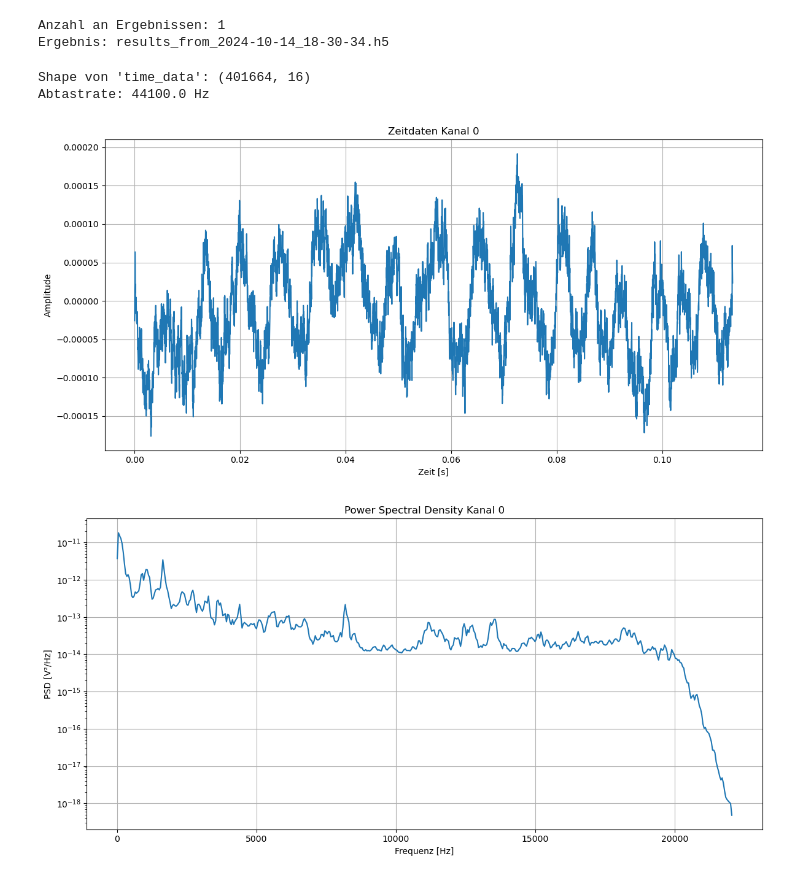
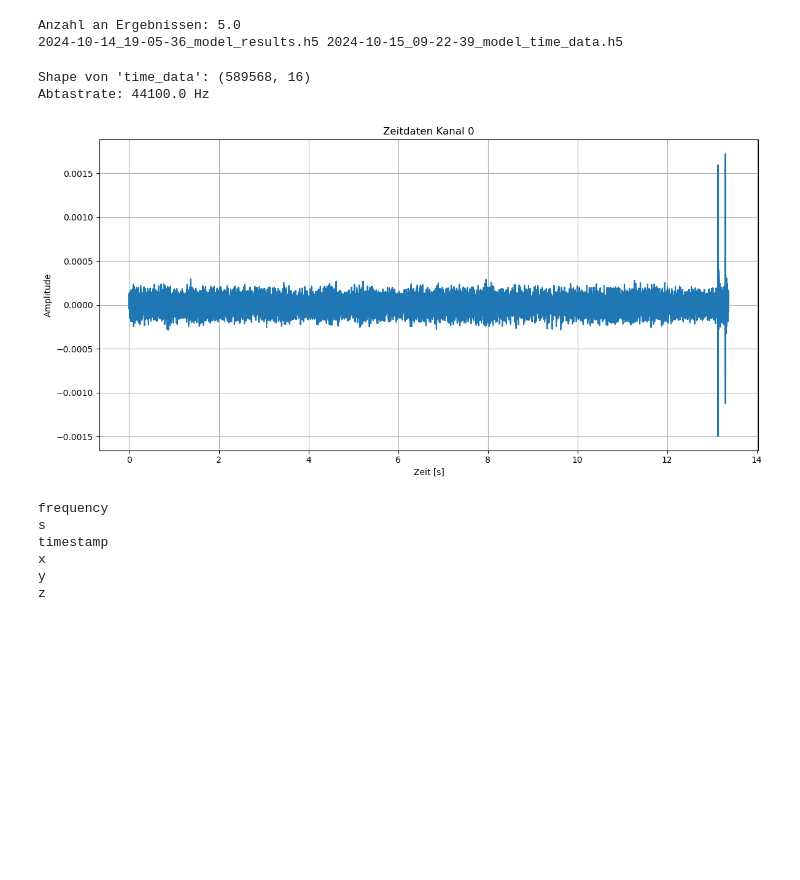
Before and after one commit to rabeaifeanyi/uma16-acoustic-camera, a Jupyter notebook: plot_results.ipynb, the cells around one changed output. Drawn from its saved outputs; the diff is of its cells as text; code cells hidden in the pictures; blank space fills up the shorter version.

```diff
--- a/plot_results.ipynb
+++ b/plot_results.ipynb
@@ -9,11 +8,12 @@ results_folder = 'messungen/'
 
 result_list = os.listdir(results_folder)
 
-print("Anzahl an Ergebnissen:", len(result_list))
+print("Anzahl an Ergebnissen:", len(result_list)/2)
 
-test_result = result_list[0]
+test_result = result_list[-2]
+test_samples = result_list[-1]
 
-print("Erstes Ergebnis:", test_result)
+print(test_samples, test_result)
 # %% [output]
-Anzahl an Ergebnissen: 1
-Ergebnis: results_from_2024-10-14_18-30-34.h5
+Anzahl an Ergebnissen: 5.0
+2024-10-14_19-05-36_model_results.h5 2024-10-15_09-22-39_model_time_data.h5
@@ -26,38 +20,44 @@ num_time_samples = 5000
+# %%
+result_filename = "messungen/2024-10-15_09-22-39_model_results.h5"
+sample_filename = "messungen/2024-10-15_09-22-39_model_time_data.h5"
+
+channel_index = 0
+
+num_time_samples = 5000
 # %%
-with h5py.File(result_filename, 'r') as hdf5_file:
+with h5py.File(sample_filename, 'r') as hdf5_file:
 
     time_data = hdf5_file['time_data']
     sample_freq = time_data.attrs['sample_freq']
 
     print(f"Shape von 'time_data': {time_data.shape}")
     print(f"Abtastrate: {sample_freq} Hz")
 
     channel_data = time_data[:, channel_index]
 
     num_samples = min(num_time_samples, channel_data.shape[0])
-    time_vector = np.arange(num_samples) / sample_freq
+    time_vector = np.arange(len(channel_data)) / sample_freq
 
     plt.figure(figsize=(12, 6))
-    plt.plot(time_vector, channel_data[:num_samples])
+    plt.plot(time_vector, channel_data)
     plt.xlabel('Zeit [s]')
     plt.ylabel('Amplitude')
     plt.title(f'Zeitdaten Kanal {channel_index}')
     plt.grid(True)
     plt.tight_layout()
     plt.show()
-
-    freqs, psd = welch(channel_data, fs=sample_freq, nperseg=1024)
-
-    plt.figure(figsize=(12, 6))
-    plt.semilogy(freqs, psd)
-    plt.xlabel('Frequenz [Hz]')
-    plt.ylabel('PSD [V²/Hz]')
-    plt.title(f'Power Spectral Density Kanal {channel_index}')
-    plt.grid(True)
-    plt.tight_layout()
-    plt.show()
 # %% [output]
-Shape von 'time_data': (401664, 16)
+Shape von 'time_data': (589568, 16)
 Abtastrate: 44100.0 Hz
-[figure, old version]
+[figure, new version]
-[figure, removed]
+# %%
+with h5py.File(result_filename, 'r') as hdf5_file:
+    for key in hdf5_file.keys():
+        print(key)
+# %% [output]
+frequency
+s
+timestamp
+x
+y
+z
```
Also changed, not shown: parts of 2 cells of this notebook, 6 other files.
